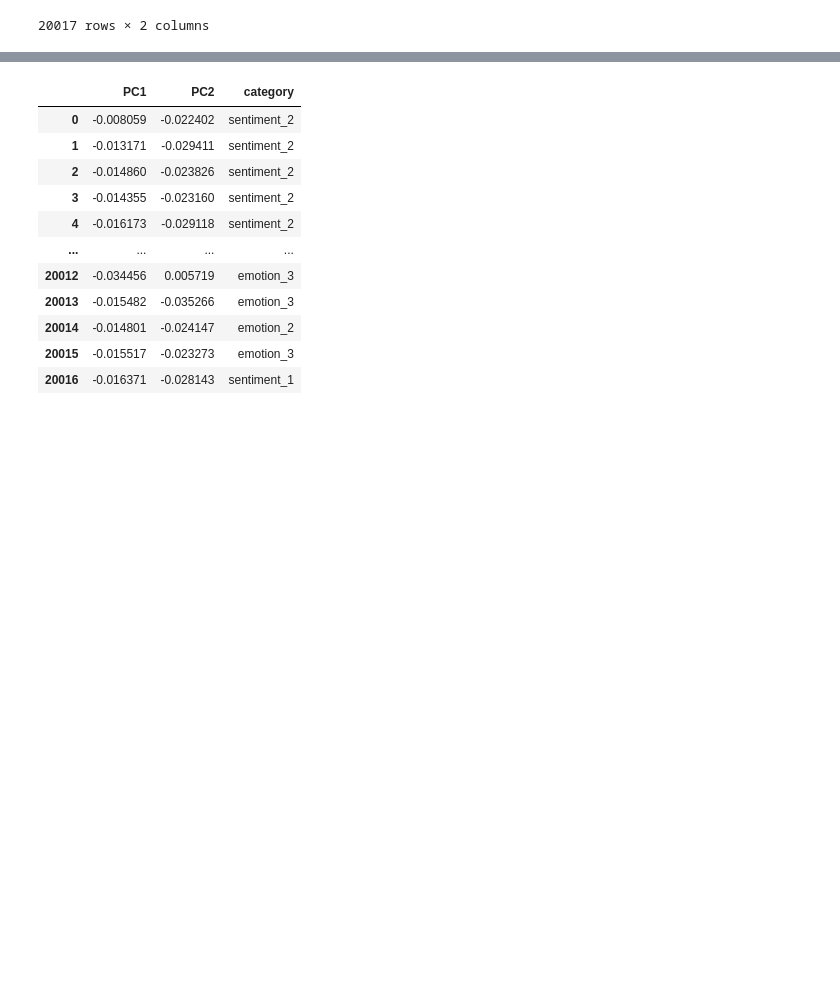
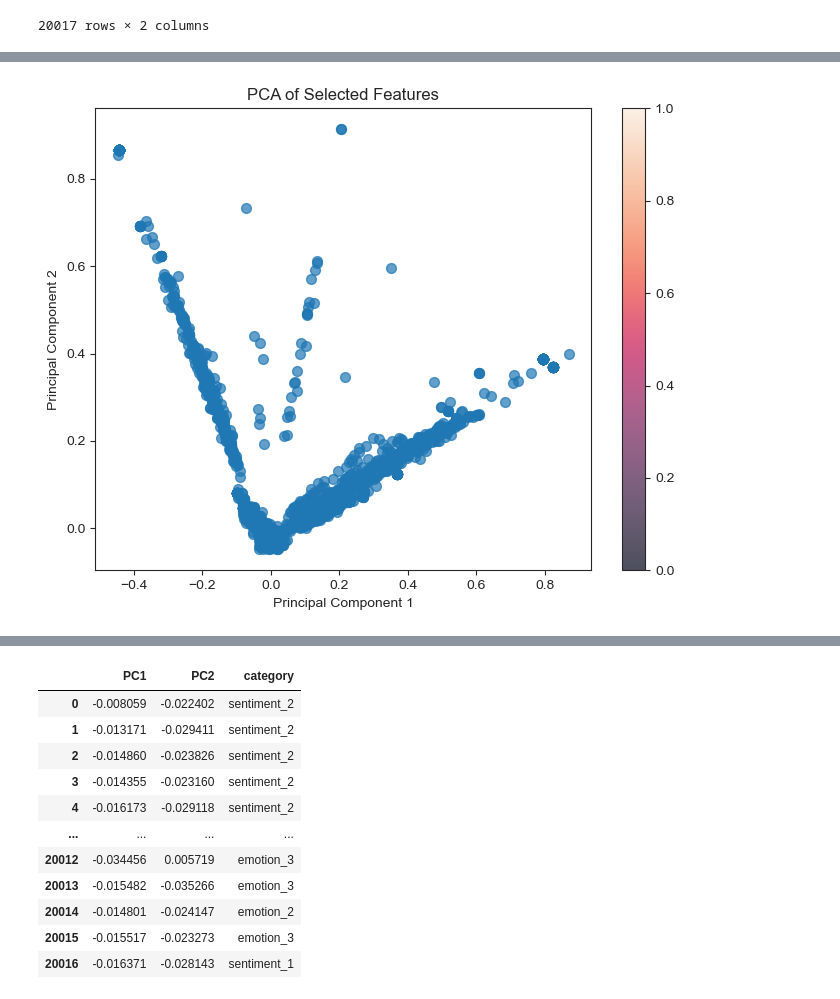
Before and after one commit to JuliaWieczorek/meisd_project, a Jupyter notebook: data_preparation.ipynb, the cells around one changed output, grey strips where cells are left out. Drawn from its saved outputs; the diff is of its cells as text; code cells hidden in the pictures; blank space fills up the shorter version.

```diff
--- a/data_preparation.ipynb
+++ b/data_preparation.ipynb
@@ -152,0 +223,20 @@ data2D
+# %%
+from sklearn.feature_selection import VarianceThreshold
+
+selector = VarianceThreshold(threshold=0.0005)
+X_selected = selector.fit_transform(X_array)
+# %%
+from sklearn.decomposition import PCA
+
+pca_2d = PCA(n_components=2)
+X_pca_2d = pca_2d.fit_transform(X_selected)
+
+plt.figure(figsize=(8, 6))
+plt.scatter(X_pca_2d[:, 0], X_pca_2d[:, 1], cmap='plasma', s=50, alpha=0.7)
+plt.colorbar()
+plt.title('PCA of Selected Features')
+plt.xlabel('Principal Component 1')
+plt.ylabel('Principal Component 2')
+plt.show()
+# %% [output]
+[figure, added]
```
Also changed, not shown: parts of 21 cells of this notebook, 1 other file.
